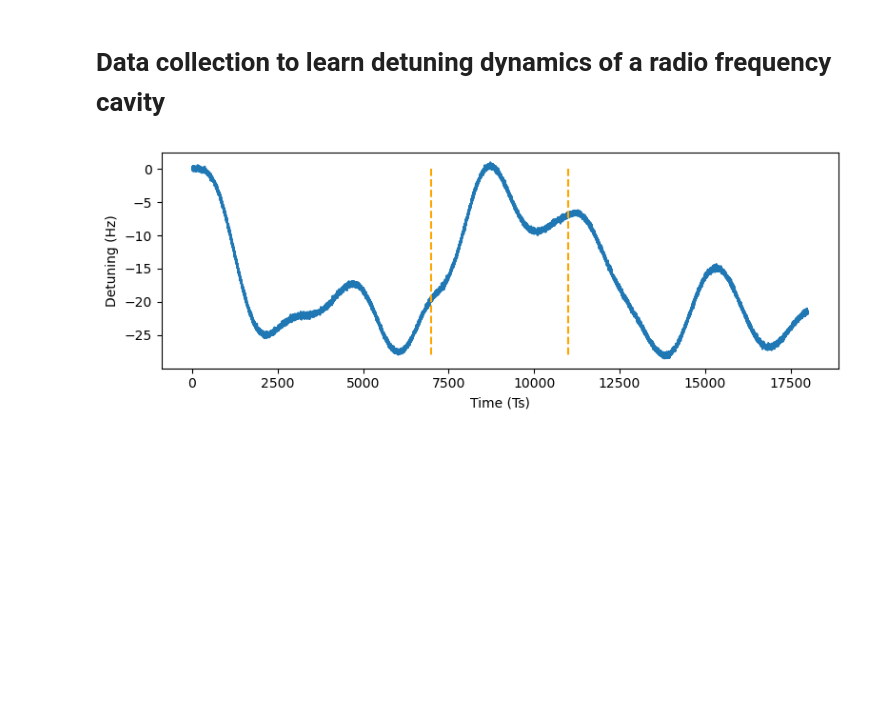
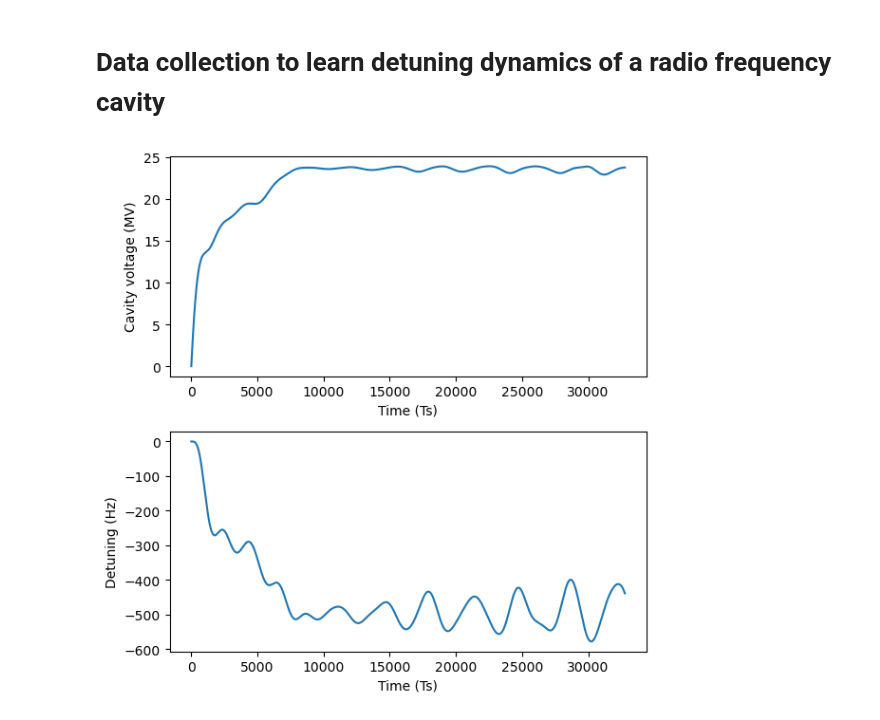
Before and after one commit to maalberg/kind, a Jupyter notebook: examples/cavity/01_data_collect.ipynb, the cells around one changed output. Drawn from its saved outputs; the diff is of its cells as text; code cells hidden in the pictures; blank space fills up the shorter version.

Commit message:
refactor cavity simulator as care class that uses care functiond

```diff
--- a/examples/cavity/01_data_collect.ipynb
+++ b/examples/cavity/01_data_collect.ipynb
@@ -45,28 +48,31 @@ env = example_cavity.environment(args, None)
 # %%
-# --! simulate cavity environment --!
+# --! simulate --!
 
-sig_dw = []
-sig_dw.append(env.reset())
+sim_nsample = 2048 * 16
 
-done = False
-while not done:
-    dw, _, done = env.step(None)
-    sig_dw.append(dw)
+vc  = np.zeros(sim_nsample, dtype=complex)
+dc  = np.zeros(sim_nsample)
 
-sig_dw = np.asarray(sig_dw)
+sim.reset()
+
+for i in range(sim_nsample):
+    vc[i], dc[i] = sim.step(0.0)
 # %%
 # --! plot simulation results --!
 
-beam_start = args.fill_n
-beam_end = beam_start + args.beam_n
+plt.figure(figsize=(6, 6))
 
-plt.figure(figsize=(8,3))
-plt.plot(sig_dw / 2 / np.pi)
-plt.plot([beam_start, beam_start], [0, -28], color='orange', linestyle='dashed')
-plt.plot([beam_end, beam_end], [0, -28], color='orange', linestyle='dashed')
+plt.subplot(2,1,1)
+plt.plot(abs(vc) * 1e-6)
+plt.xlabel('Time (Ts)')
+plt.ylabel('Cavity voltage (MV)')
+
+plt.subplot(2,1,2)
+plt.plot(dc / 2 / np.pi)
 plt.xlabel('Time (Ts)')
 plt.ylabel('Detuning (Hz)')
+
 plt.tight_layout()
 plt.show()
 # %% [output]
-[figure, old version]
+[figure, new version]
```
Also changed, not shown: parts of 3 cells of this notebook, 4 other files.
